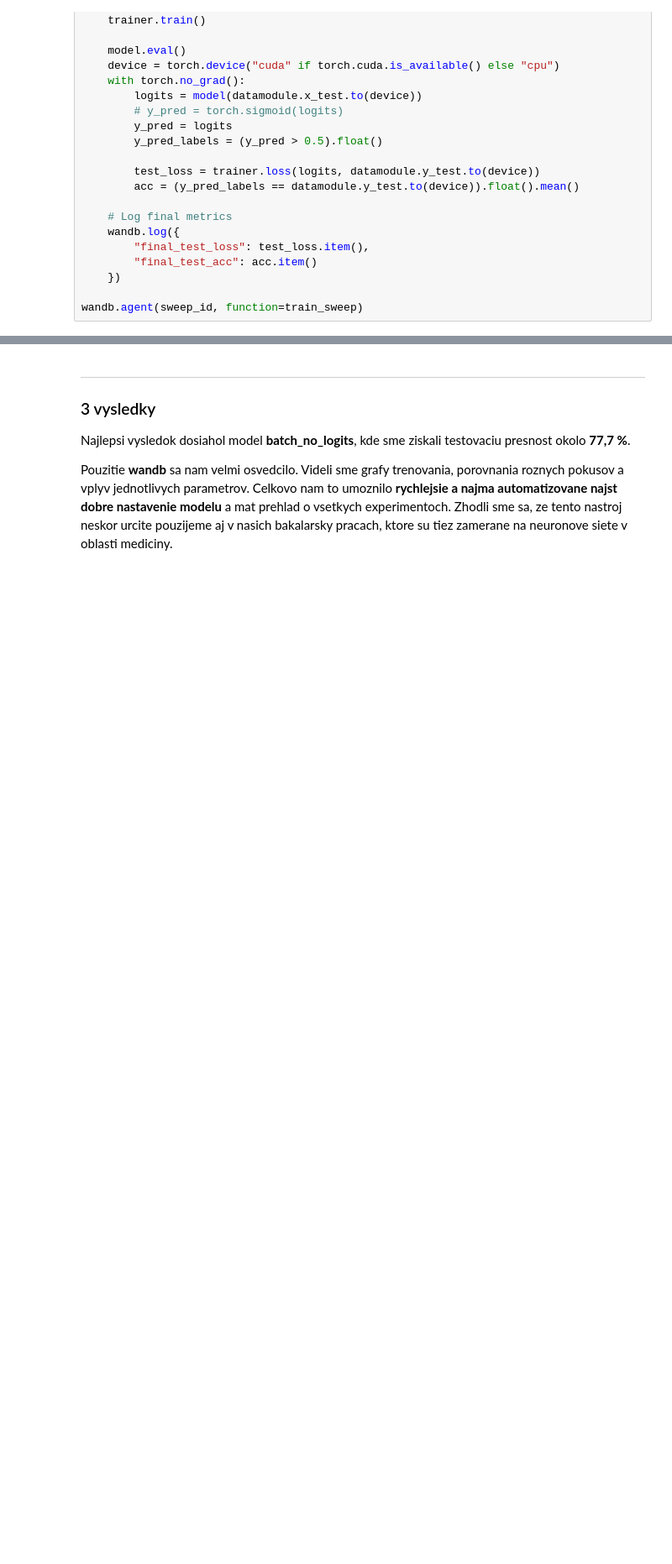
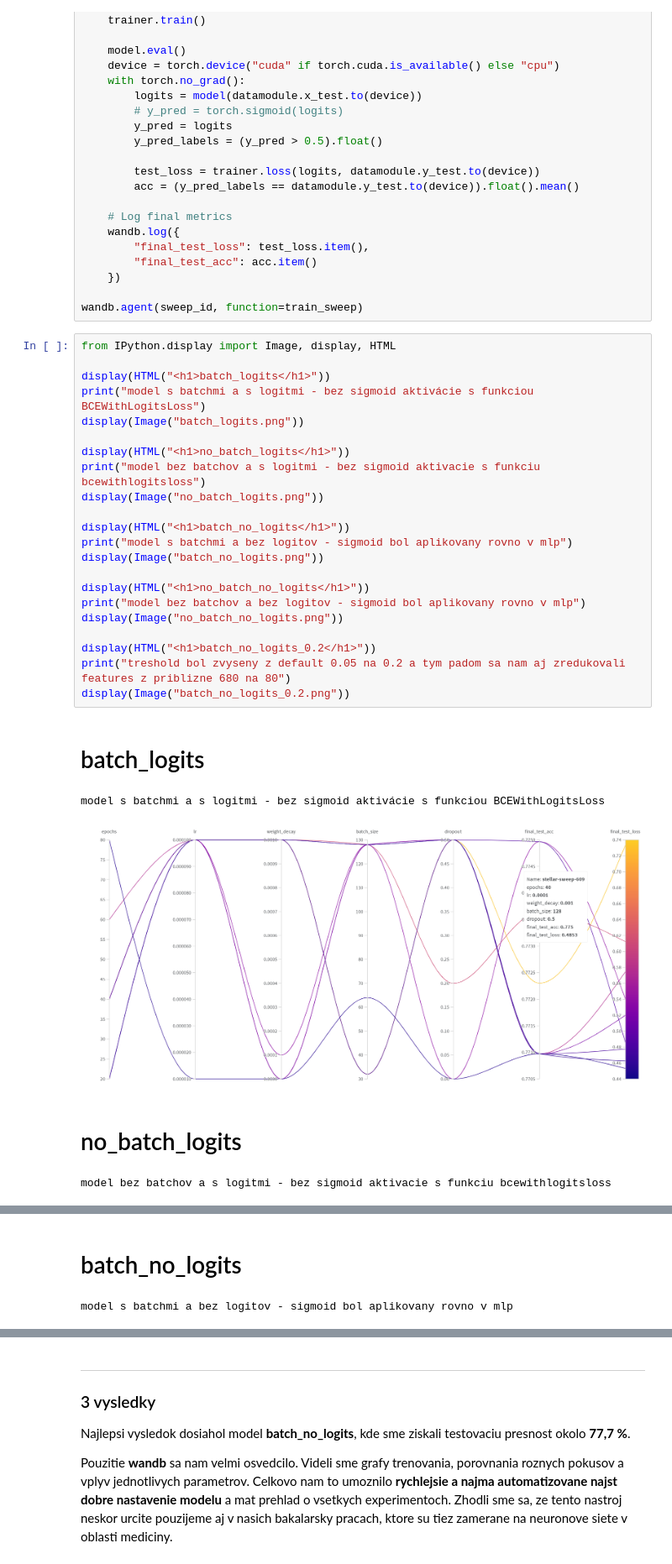
Before and after one commit to Picklemaster09/ZNEUS_zadanie1, a Jupyter notebook: eda+training.ipynb, the cells around one changed output, grey strips where cells are left out. Shown at 84% size. Cells and saved outputs as stored; diff of their text form; blank space fills up the shorter version.

```diff
--- a/eda+training.ipynb
+++ b/eda+training.ipynb
@@ -660,3 +660,31 @@ def train_sweep():
     })
 
 wandb.agent(sweep_id, function=train_sweep)
+# %%
+from IPython.display import Image, display, HTML
+
+display(HTML("<h1>batch_logits</h1>"))
+print("model s batchmi a s logitmi - bez sigmoid aktivácie s funkciou BCEWithLogitsLoss")
+display(Image("batch_logits.png"))
+
+display(HTML("<h1>no_batch_logits</h1>"))
+print("model bez batchov a s logitmi - bez sigmoid aktivacie s funkciu bcewithlogitsloss")
+display(Image("no_batch_logits.png"))
+
+display(HTML("<h1>batch_no_logits</h1>"))
+print("model s batchmi a bez logitov - sigmoid bol aplikovany rovno v mlp")
+display(Image("batch_no_logits.png"))
+
+display(HTML("<h1>no_batch_no_logits</h1>"))
+print("model bez batchov a bez logitov - sigmoid bol aplikovany rovno v mlp")
+display(Image("no_batch_no_logits.png"))
+
+display(HTML("<h1>batch_no_logits_0.2</h1>"))
+print("treshold bol zvyseny z default 0.05 na 0.2 a tym padom sa nam aj zredukovali features z priblizne 680 na 80")
+display(Image("batch_no_logits_0.2.png"))
+# %% [output]
+batch_logits
+model s batchmi a s logitmi - bez sigmoid aktivácie s funkciou BCEWithLogitsLoss
+[figure, added]
+no_batch_logits
+model bez batchov a s logitmi - bez sigmoid aktivacie s funkciu bcewithlogitsloss
@@ -662,0 +692,2 @@ wandb.agent(sweep_id, function=train_sweep)
+batch_no_logits
+model s batchmi a bez logitov - sigmoid bol aplikovany rovno v mlp
```
Also changed, not shown: parts of 2 cells of this notebook, 2 other files.
